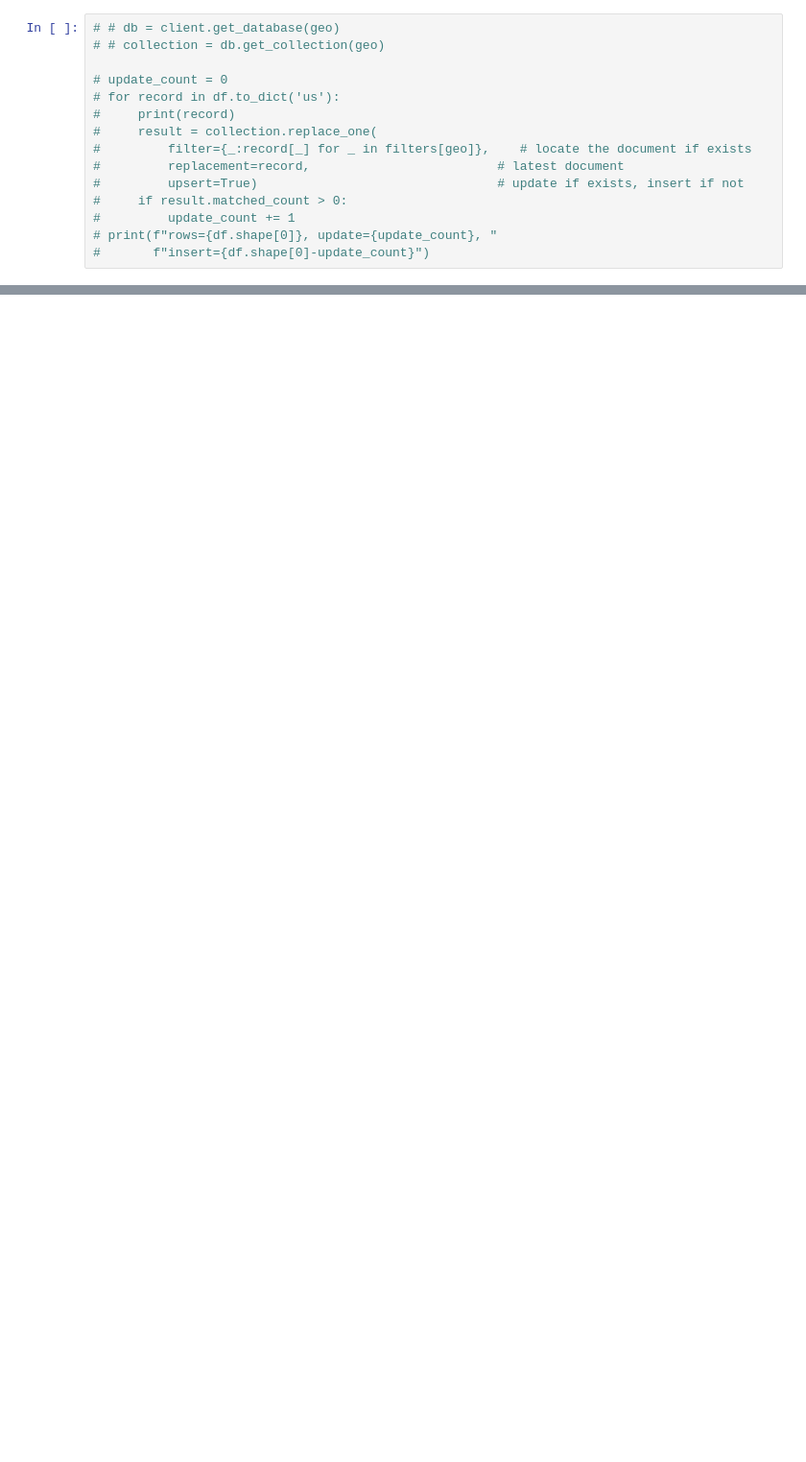
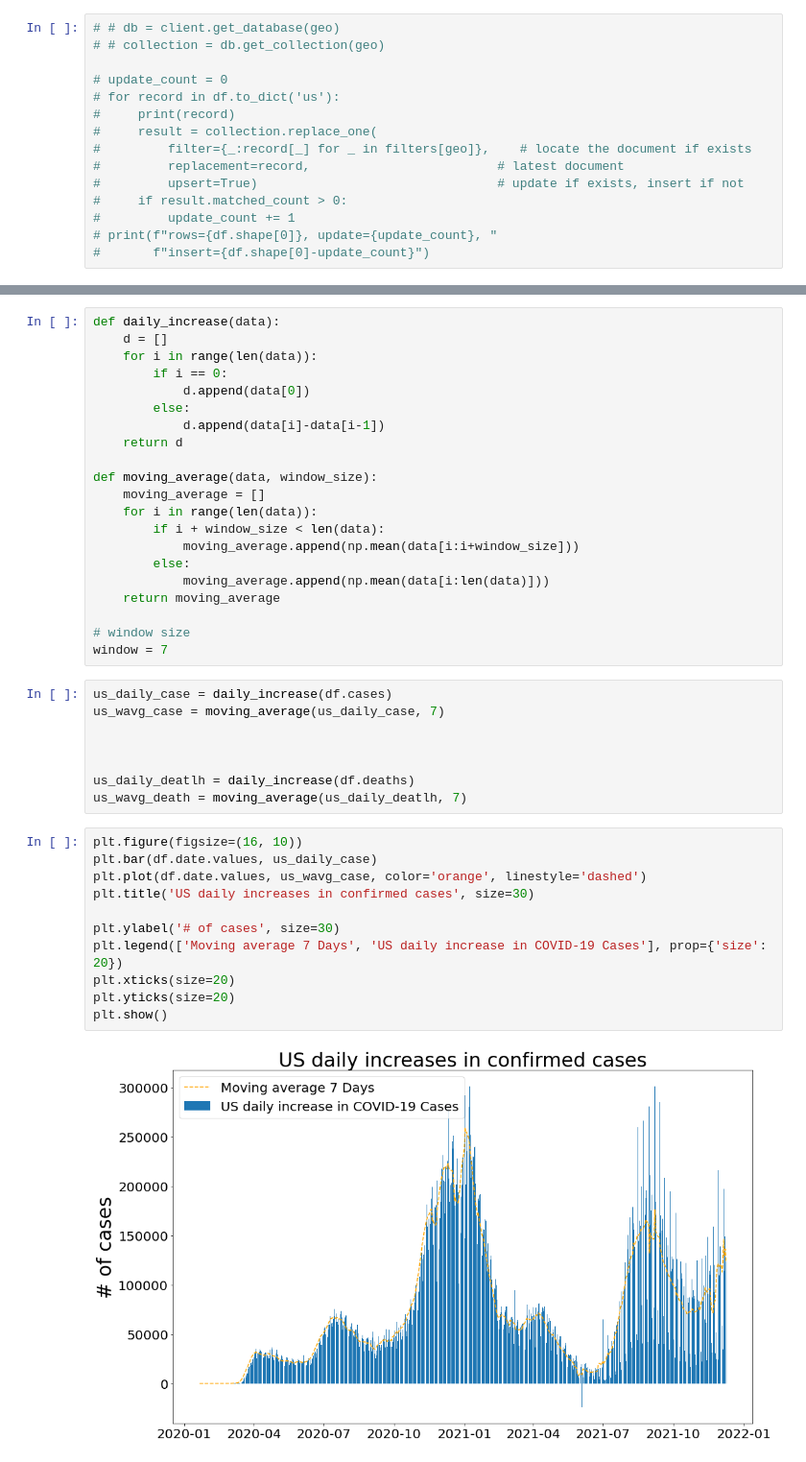
Before and after one commit to ysong1020/CovidTracker, a Jupyter notebook: ETL_EDA.ipynb, the cells around one changed output, grey strips where cells are left out. Shown at 96% size. Drawn from its saved outputs; the diff is of its cells as text; blank space fills up the shorter version.

```diff
--- a/ETL_EDA.ipynb
+++ b/ETL_EDA.ipynb
@@ -130,0 +198,42 @@ Use the smallest datset -- 'us' for EDA.
+# %%
+def daily_increase(data):
+    d = []
+    for i in range(len(data)):
+        if i == 0:
+            d.append(data[0])
+        else:
+            d.append(data[i]-data[i-1])
+    return d
+
+def moving_average(data, window_size):
+    moving_average = []
+    for i in range(len(data)):
+        if i + window_size < len(data):
+            moving_average.append(np.mean(data[i:i+window_size]))
+        else:
+            moving_average.append(np.mean(data[i:len(data)]))
+    return moving_average
+
+# window size
+window = 7
+# %%
+us_daily_case = daily_increase(df.cases)
+us_wavg_case = moving_average(us_daily_case, 7)
+
+
+
+us_daily_deatlh = daily_increase(df.deaths)
+us_wavg_death = moving_average(us_daily_deatlh, 7)
+# %%
+plt.figure(figsize=(16, 10))
+plt.bar(df.date.values, us_daily_case)
+plt.plot(df.date.values, us_wavg_case, color='orange', linestyle='dashed')
+plt.title('US daily increases in confirmed cases', size=30)
+
+plt.ylabel('# of cases', size=30)
+plt.legend(['Moving average 7 Days', 'US daily increase in COVID-19 Cases'], prop={'size': 20})
+plt.xticks(size=20)
+plt.yticks(size=20)
+plt.show()
+# %% [output]
+[figure, added]
```
Also changed, not shown: parts of 31 cells of this notebook.
